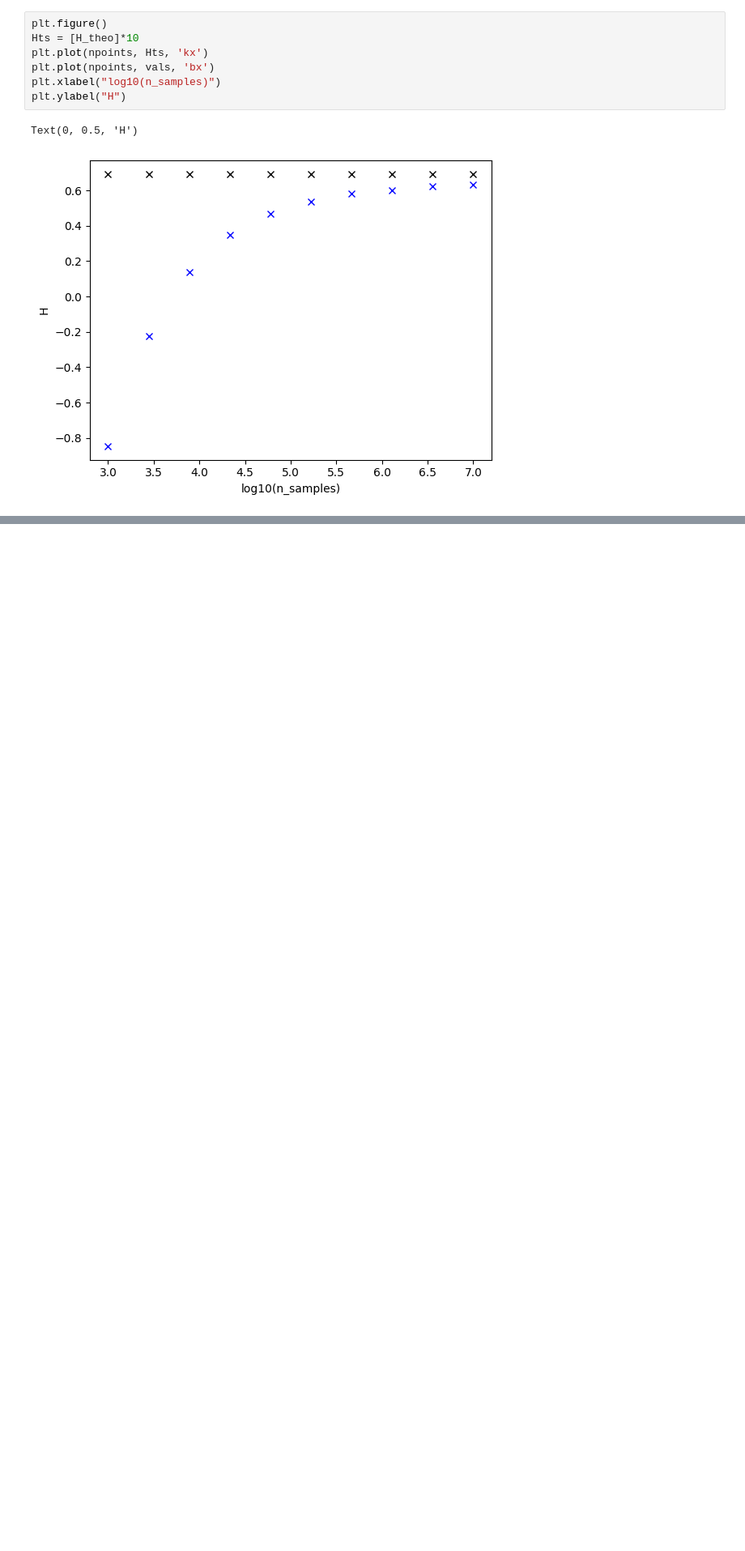
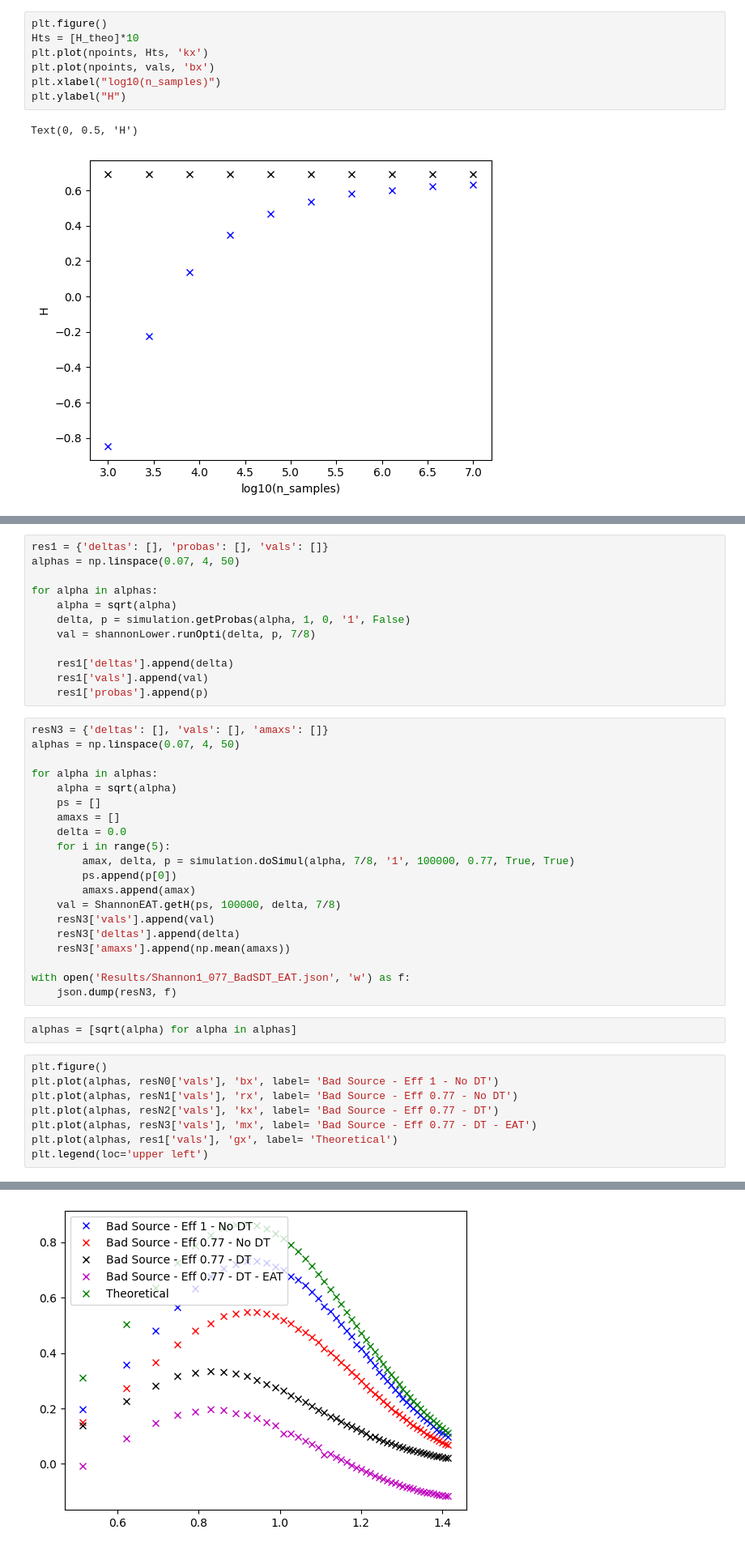
Before and after one commit to thmaoe/Master-thesis-QKD, a Jupyter notebook: results.ipynb, the cells around one changed output, grey strips where cells are left out. Shown: that part at 81% size. Cells and saved outputs as stored; diff of their text form; blank space fills up the shorter version.

Commit message:
added bad source possibility

```diff
--- a/results.ipynb
+++ b/results.ipynb
@@ -442,0 +493,43 @@ Text(0, 0.5, 'H')
+# %%
+res1 = {'deltas': [], 'probas': [], 'vals': []}
+alphas = np.linspace(0.07, 4, 50)
+
+for alpha in alphas:
+    alpha = sqrt(alpha)
+    delta, p = simulation.getProbas(alpha, 1, 0, '1', False)
+    val = shannonLower.runOpti(delta, p, 7/8)
+
+    res1['deltas'].append(delta)
+    res1['vals'].append(val)
+    res1['probas'].append(p)
+# %%
+resN3 = {'deltas': [], 'vals': [], 'amaxs': []}
+alphas = np.linspace(0.07, 4, 50)
+
+for alpha in alphas:
+    alpha = sqrt(alpha)
+    ps = []
+    amaxs = []
+    delta = 0.0
+    for i in range(5):
+        amax, delta, p = simulation.doSimul(alpha, 7/8, '1', 100000, 0.77, True, True)
+        ps.append(p[0])
+        amaxs.append(amax)
+    val = ShannonEAT.getH(ps, 100000, delta, 7/8)
+    resN3['vals'].append(val)
+    resN3['deltas'].append(delta)
+    resN3['amaxs'].append(np.mean(amaxs))
+
+with open('Results/Shannon1_077_BadSDT_EAT.json', 'w') as f:
+    json.dump(resN3, f)
+# %%
+alphas = [sqrt(alpha) for alpha in alphas]
+# %%
+plt.figure()
+plt.plot(alphas, resN0['vals'], 'bx', label= 'Bad Source - Eff 1 - No DT')
+plt.plot(alphas, resN1['vals'], 'rx', label= 'Bad Source - Eff 0.77 - No DT')
+plt.plot(alphas, resN2['vals'], 'kx', label= 'Bad Source - Eff 0.77 - DT')
+plt.plot(alphas, resN3['vals'], 'mx', label= 'Bad Source - Eff 0.77 - DT - EAT')
+plt.plot(alphas, res1['vals'], 'gx', label= 'Theoretical')
+plt.legend(loc='upper left')
+# %% [output]
@@ -442,0 +537 @@ Text(0, 0.5, 'H')
+[figure, added]
```
Also changed, not shown: parts of 5 cells of this notebook, 13 other files.
